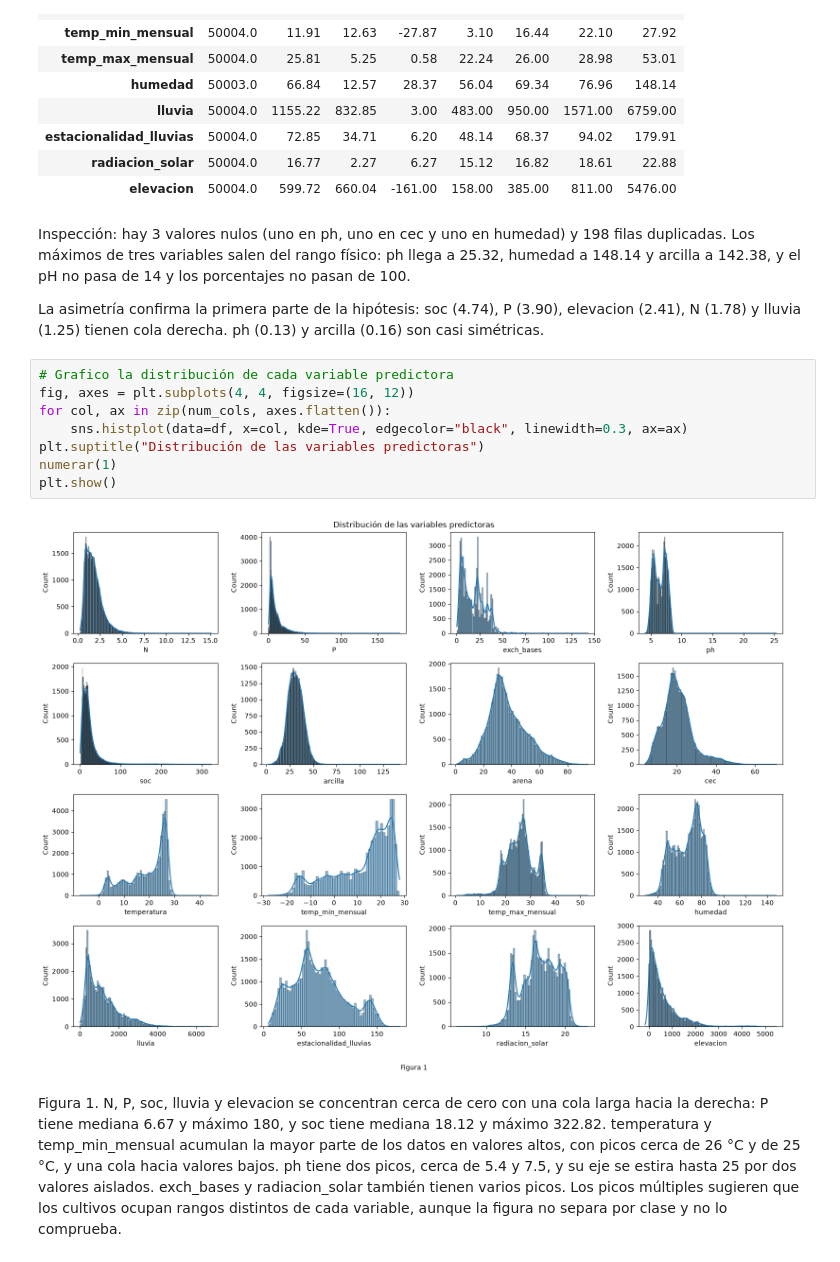
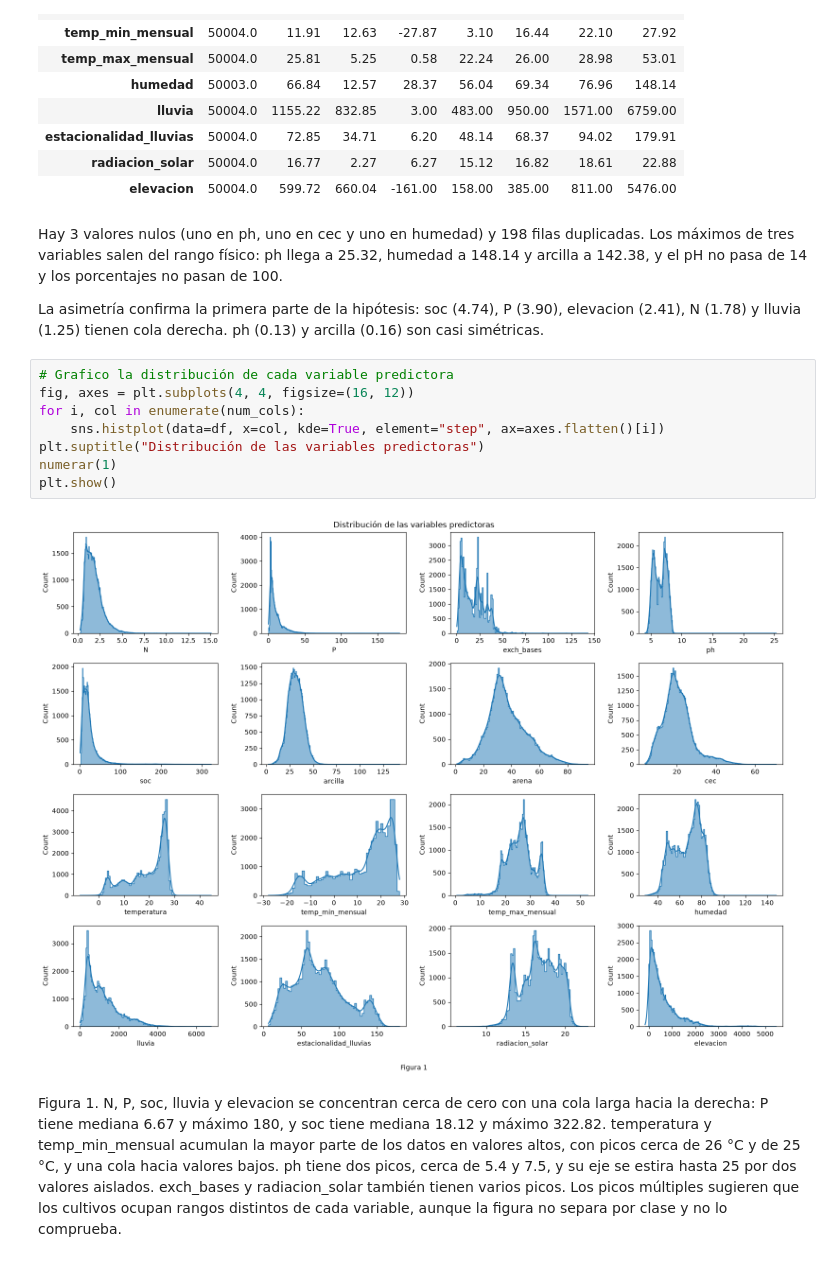
Before and after one commit to winttita/TP_MD_Frank_Winter, a Jupyter notebook: TP3/TP3_MD_Frank_Winter.ipynb, the cells around one changed output. Drawn from its saved outputs; the diff is of its cells as text.

```diff
--- a/TP3/TP3_MD_Frank_Winter.ipynb
+++ b/TP3/TP3_MD_Frank_Winter.ipynb
@@ -131,19 +131,19 @@ elevacion                 2.41
 | radiacion_solar | 50004.0 | 16.77 | 2.27 | 6.27 | 15.12 | 16.82 | 18.61 | 22.88 |
 | elevacion | 50004.0 | 599.72 | 660.04 | -161.00 | 158.00 | 385.00 | 811.00 | 5476.00 |
 # %% [markdown]
-Inspección: hay 3 valores nulos (uno en ph, uno en cec y uno en humedad) y 198 filas duplicadas. Los máximos de tres variables salen del rango físico: ph llega a 25.32, humedad a 148.14 y arcilla a 142.38, y el pH no pasa de 14 y los porcentajes no pasan de 100.
+Hay 3 valores nulos (uno en ph, uno en cec y uno en humedad) y 198 filas duplicadas. Los máximos de tres variables salen del rango físico: ph llega a 25.32, humedad a 148.14 y arcilla a 142.38, y el pH no pasa de 14 y los porcentajes no pasan de 100.
 
 La asimetría confirma la primera parte de la hipótesis: soc (4.74), P (3.90), elevacion (2.41), N (1.78) y lluvia (1.25) tienen cola derecha. ph (0.13) y arcilla (0.16) son casi simétricas.
 # %%
 # Grafico la distribución de cada variable predictora
 fig, axes = plt.subplots(4, 4, figsize=(16, 12))
-for col, ax in zip(num_cols, axes.flatten()):
-    sns.histplot(data=df, x=col, kde=True, edgecolor="black", linewidth=0.3, ax=ax)
+for i, col in enumerate(num_cols):
+    sns.histplot(data=df, x=col, kde=True, element="step", ax=axes.flatten()[i])
 plt.suptitle("Distribución de las variables predictoras")
 numerar(1)
 plt.show()
 # %% [output]
-[figure, old version]
+[figure, new version]
 # %% [markdown]
 Figura 1. N, P, soc, lluvia y elevacion se concentran cerca de cero con una cola larga hacia la derecha: P tiene mediana 6.67 y máximo 180, y soc tiene mediana 18.12 y máximo 322.82. temperatura y temp_min_mensual acumulan la mayor parte de los datos en valores altos, con picos cerca de 26 °C y de 25 °C, y una cola hacia valores bajos. ph tiene dos picos, cerca de 5.4 y 7.5, y su eje se estira hasta 25 por dos valores aislados. exch_bases y radiacion_solar también tienen varios picos. Los picos múltiples sugieren que los cultivos ocupan rangos distintos de cada variable, aunque la figura no separa por clase y no lo comprueba.
 # %%
```
Also changed, not shown: parts of 33 cells of this notebook.
